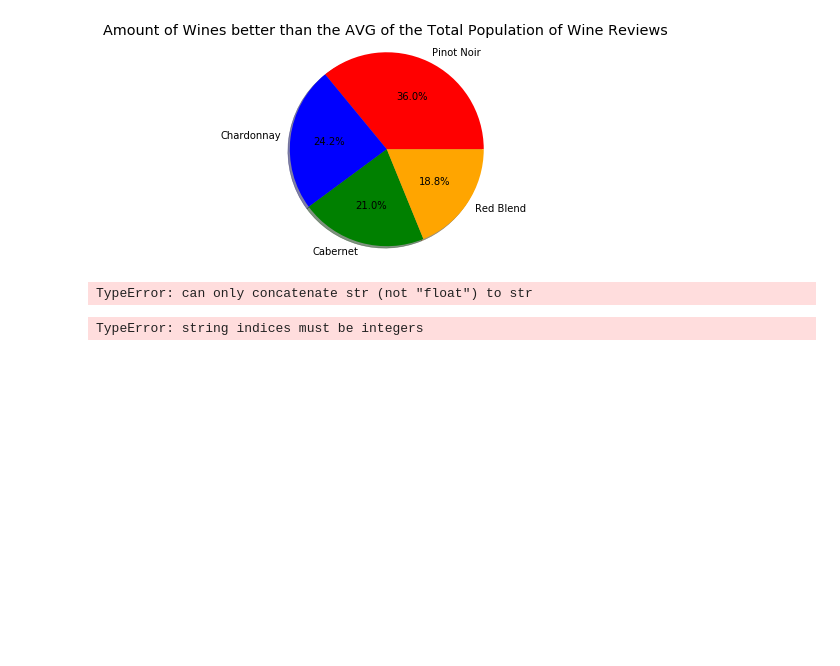
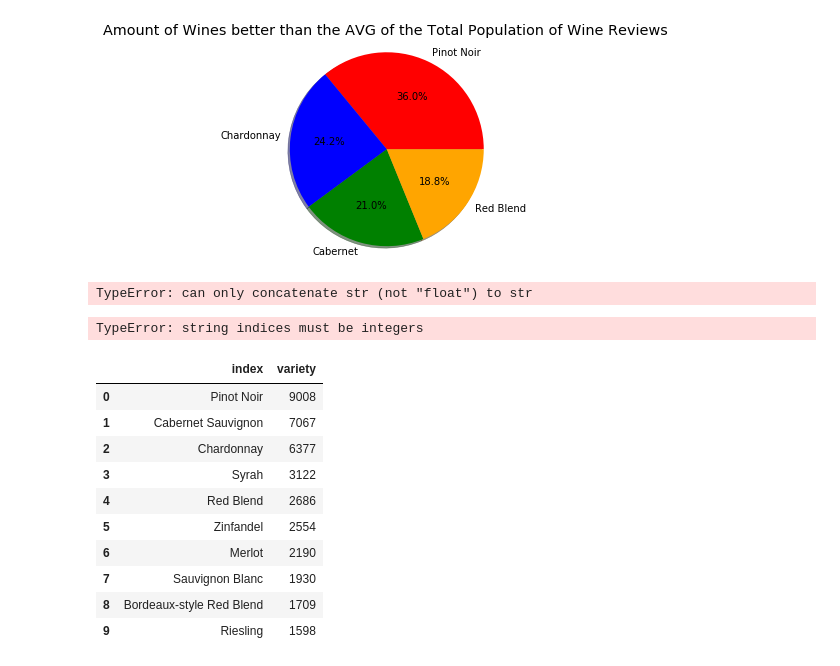
Before and after one commit to SpencerHitchcock/data-project-one, a Jupyter notebook: data_explore2.ipynb, the cells around one changed output. Drawn from its saved outputs; the diff is of its cells as text; code cells hidden in the pictures; blank space fills up the shorter version.

```diff
--- a/data_explore2.ipynb
+++ b/data_explore2.ipynb
@@ -448,22 +428,34 @@ next
 TypeError: string indices must be integers
 # %%
 # data frames for our specific data
-pinot_noir = reduced_wine_df.loc[reduced_wine_df["variety"] == "Pinot Noir"]
-chardonnay = reduced_wine_df.loc[reduced_wine_df["variety"] == "Chardonnay"]
-cabernet = reduced_wine_df.loc[reduced_wine_df["variety"] == "Cabernet Sauvignon"]
-red_blend = reduced_wine_df.loc[reduced_wine_df["variety"] == "Red Blend"]
+pinot_noir = reduced_wine_df2.loc[reduced_wine_df2["variety"] == "Pinot Noir"]
+chardonnay = reduced_wine_df2.loc[reduced_wine_df2["variety"] == "Chardonnay"]
+cabernet = reduced_wine_df2.loc[reduced_wine_df2["variety"] == "Cabernet Sauvignon"]
+red_blend = reduced_wine_df2.loc[reduced_wine_df2["variety"] == "Red Blend"]
 
 # removed NaN from whole dataframe
-df_dropna = reduced_wine_df.dropna()
+df_dropna = reduced_wine_df2.dropna()
 
 #count variety dataframe
 countv = df_dropna['variety'].value_counts()
 countv
 
 countvc_df = pd.DataFrame(countv)
 countvc_df = countvc_df.reset_index()
 top10variety = countvc_df.loc[0:9,:]
 top10variety #top 10 variety
+# %% [output]
+|  | index | variety |
+| 0 | Pinot Noir | 9008 |
+| 1 | Cabernet Sauvignon | 7067 |
+| 2 | Chardonnay | 6377 |
+| 3 | Syrah | 3122 |
+| 4 | Red Blend | 2686 |
+| 5 | Zinfandel | 2554 |
+| 6 | Merlot | 2190 |
+| 7 | Sauvignon Blanc | 1930 |
+| 8 | Bordeaux-style Red Blend | 1709 |
+| 9 | Riesling | 1598 |
 # %%
 varietygroupby = df_dropna.groupby('variety')
 priceaverage = varietygroupby['price'].mean()
```
Also changed, not shown: parts of 8 cells of this notebook, 1 other file.
